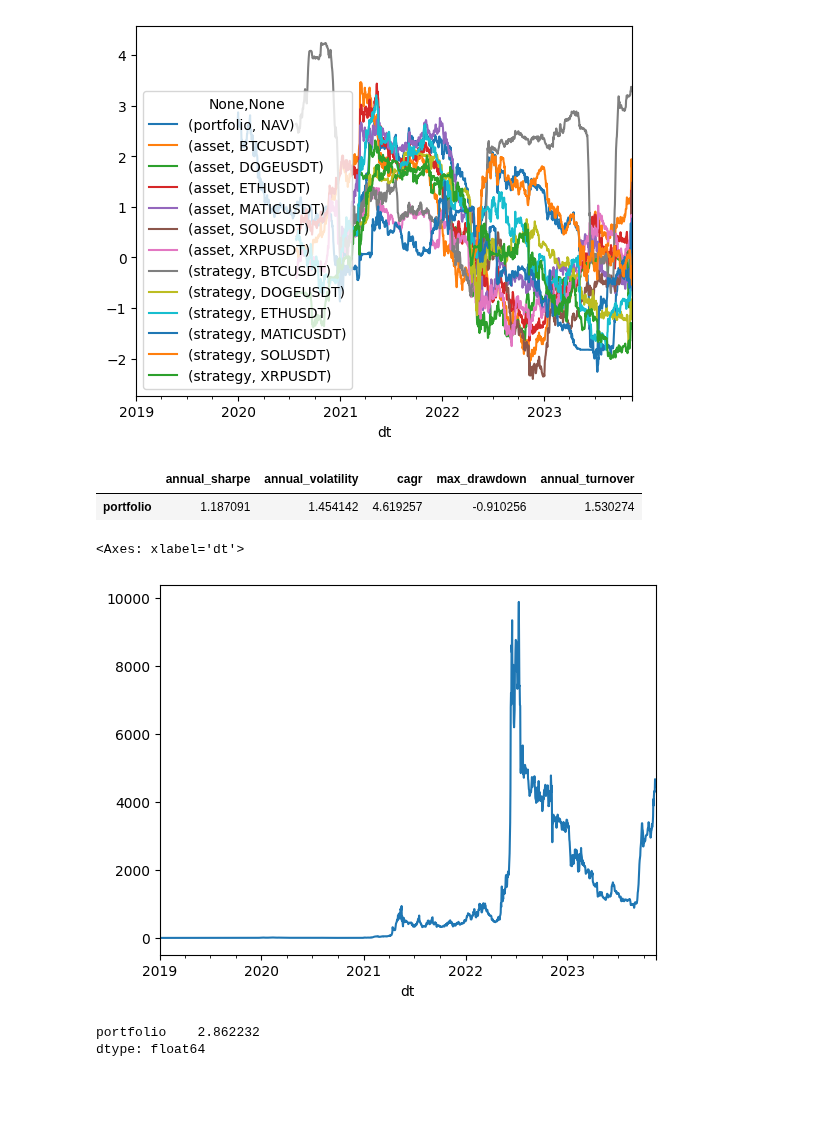
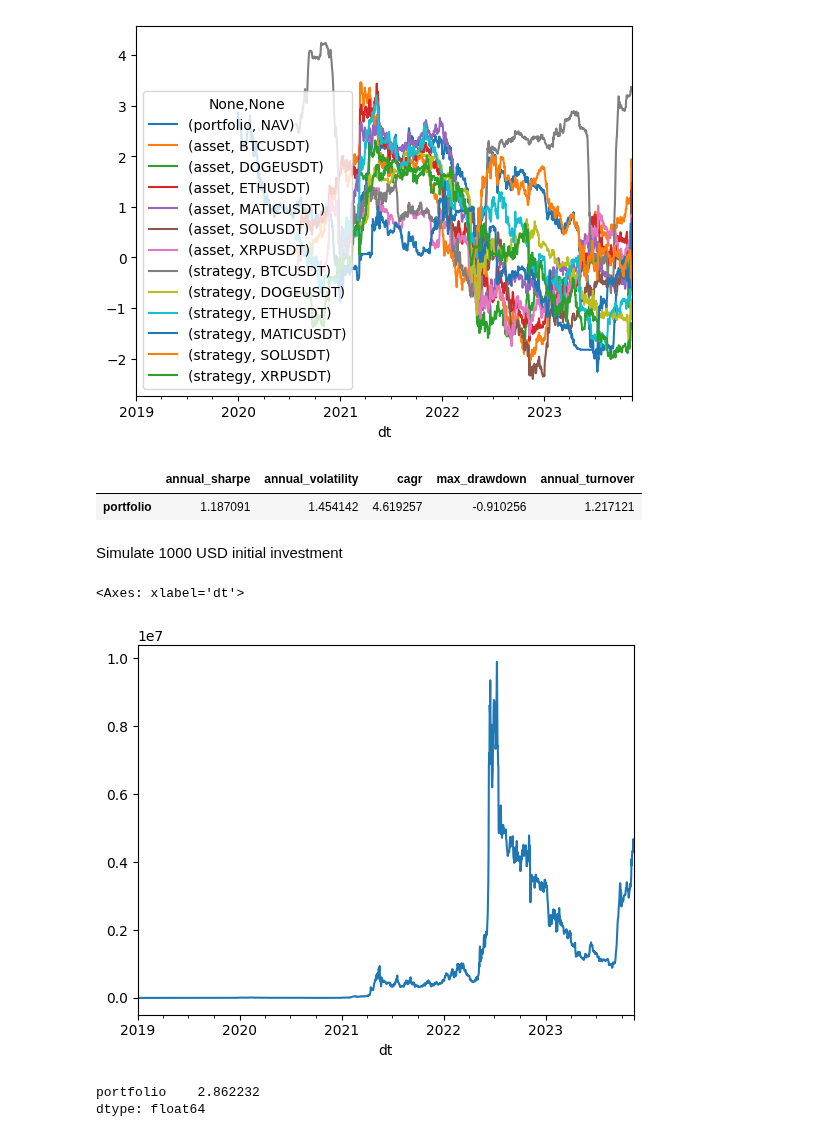
Before and after one commit to thecolngroup/alphavec, a Jupyter notebook: example.ipynb, the cells around one changed output. Cells and saved outputs as stored; diff of their text form; code cells hidden in the pictures; blank space fills up the shorter version.

Commit message:
fixed turnover calc

```diff
--- a/example.ipynb
+++ b/example.ipynb
@@ -156,13 +156,13 @@ weights = weights["2019-01-01":]
 trade_prices = trade_prices.mask(weights.isna())
 trade_prices, weights = trade_prices.align(weights, join="inner")
 
-perf, perf_nav, perf_sr, port_perf, port_rets = backtest(
+perf, perf_nav, perf_sr, port_perf, port_rets = bt.backtest(
     weights,
     trade_prices,
     freq_day=1,
     trading_days_year=365,
     shift_periods=2,
-    commission_func=partial(pct_commission, fee=0.001),
+    commission_func=partial(bt.pct_commission, fee=0.001),
     ann_borrow_rate=0.05,
     spread_pct=0.0005,
     ann_risk_free_rate=0,
@@ -188,14 +188,18 @@ perf_sr.plot()
 <Axes: xlabel='dt'>
 [figure]
 [figure]
-# %%
-display(port_perf)
-perf_nav.loc[:, ("portfolio", "NAV")].plot()
-# %% [output]
-|  | annual_sharpe | annual_volatility | cagr | max_drawdown | annual_turnover |
-| portfolio | 1.187091 | 1.454142 | 4.619257 | -0.910256 | 1.530274 |
-<Axes: xlabel='dt'>
-[figure, removed]
+# %%
+display(port_perf)
+# %% [output]
+|  | annual_sharpe | annual_volatility | cagr | max_drawdown | annual_turnover |
+| portfolio | 1.187091 | 1.454142 | 4.619257 | -0.910256 | 1.217121 |
+# %% [markdown]
+Simulate 1000 USD initial investment
+# %%
+(1000 * bt.nav(port_rets)).plot()
+# %% [output]
+<Axes: xlabel='dt'>
+[figure, added]
 # %%
 port_cagr = port_perf["cagr"]
 bench_cagr = (
```
Also changed, not shown: parts of 1 cell of this notebook, 3 other files.
